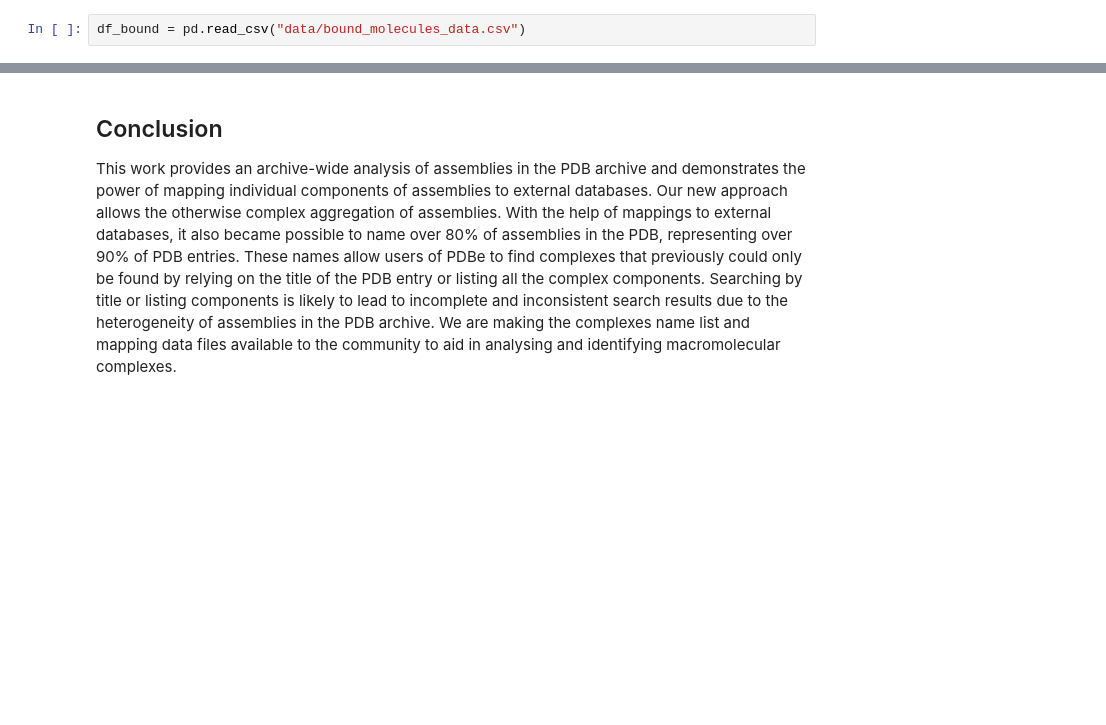
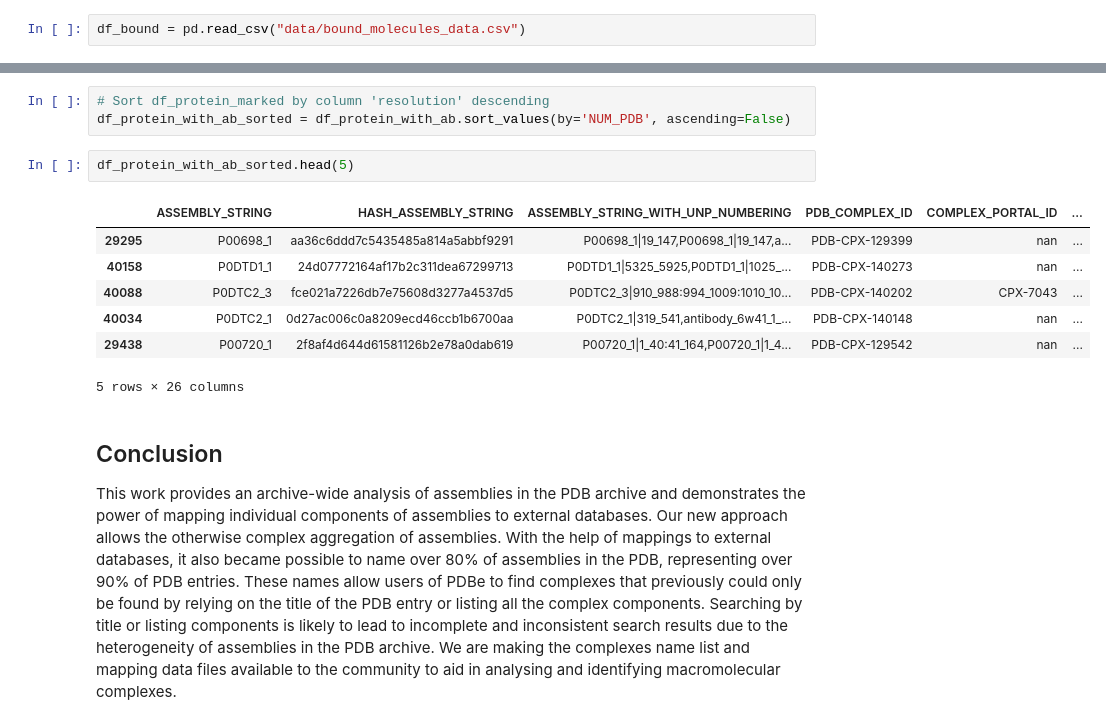
Before and after one commit to PDBe-KB/pdbe-assemblies-analysis, a Jupyter notebook: assemblies_analysis.ipynb, the cells around one changed output, grey strips where cells are left out. Saved outputs shown, nothing was run; the diff lists cells and outputs as text; blank space fills up the shorter version.

```diff
--- a/assemblies_analysis.ipynb
+++ b/assemblies_analysis.ipynb
@@ -1473,3 +1497,16 @@ It appears
+# %%
+# Sort df_protein_marked by column 'resolution' descending
+df_protein_with_ab_sorted = df_protein_with_ab.sort_values(by='NUM_PDB', ascending=False)
+# %%
+df_protein_with_ab_sorted.head(5)
+# %% [output]
+|  | ASSEMBLY_STRING | HASH_ASSEMBLY_STRING | ASSEMBLY_STRING_WITH_UNP_NUMBERING | PDB_COMPLEX_ID | COMPLEX_PORTAL_ID | ... |
+| 29295 | P00698_1 | aa36c6ddd7c5435485a814a5abbf9291 | P00698_1|19_147,P00698_1|19_147,a... | PDB-CPX-129399 | nan | ... |
+| 40158 | P0DTD1_1 | 24d07772164af17b2c311dea67299713 | P0DTD1_1|5325_5925,P0DTD1_1|1025_... | PDB-CPX-140273 | nan | ... |
+| 40088 | P0DTC2_3 | fce021a7226db7e75608d3277a4537d5 | P0DTC2_3|910_988:994_1009:1010_10... | PDB-CPX-140202 | CPX-7043 | ... |
+| 40034 | P0DTC2_1 | 0d27ac006c0a8209ecd46ccb1b6700aa | P0DTC2_1|319_541,antibody_6w41_1_... | PDB-CPX-140148 | nan | ... |
+| 29438 | P00720_1 | 2f8af4d644d61581126b2e78a0dab619 | P00720_1|1_40:41_164,P00720_1|1_4... | PDB-CPX-129542 | nan | ... |
+5 rows × 26 columns
 # %% [markdown]
 ## Conclusion
 
```
Also changed, not shown: parts of 82 cells of this notebook.
